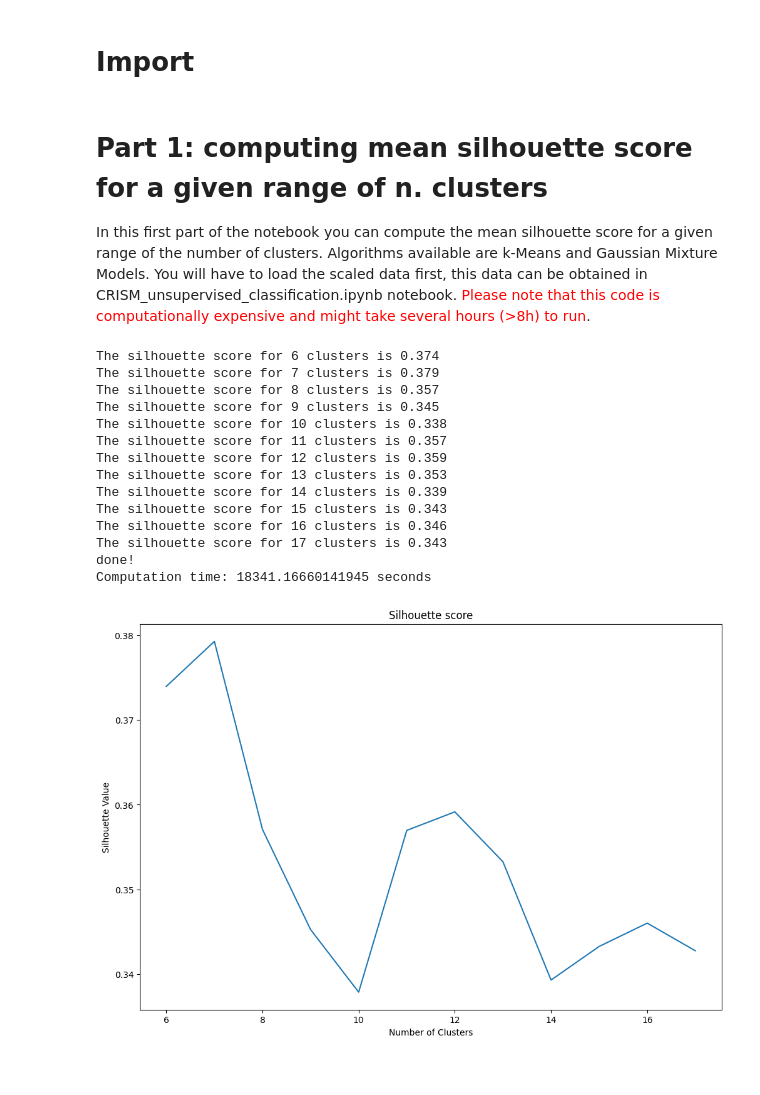
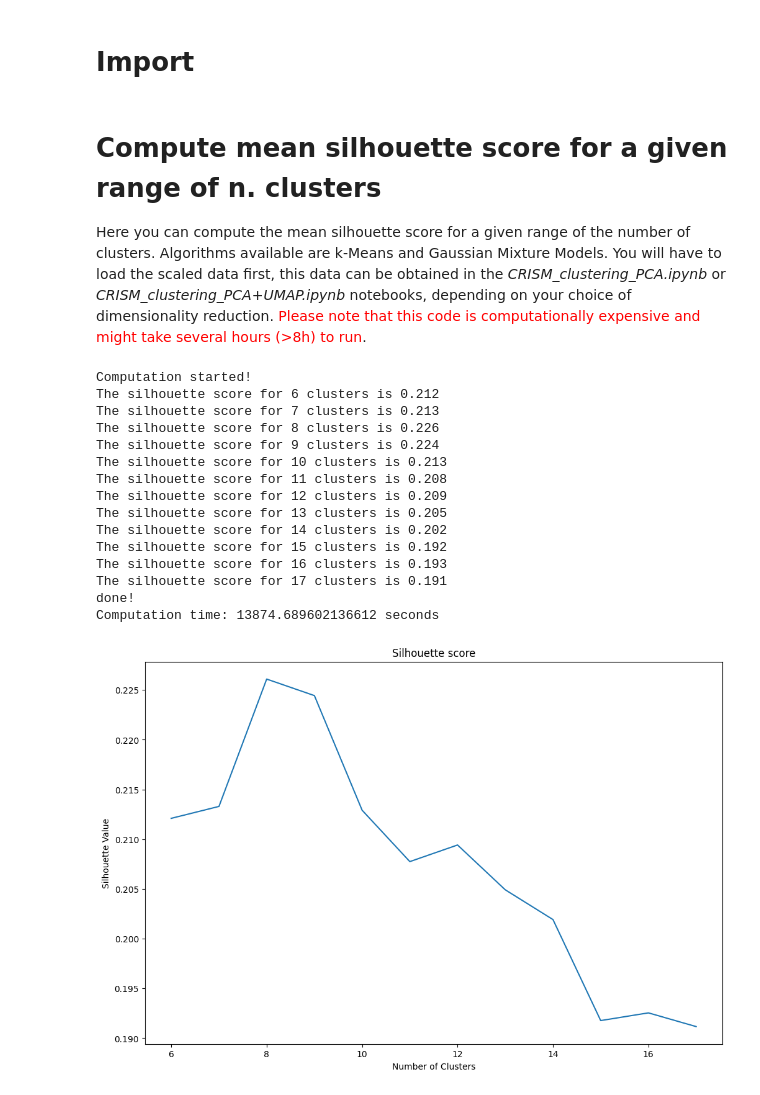
Before and after one commit to beatricebs/CRISM-python-unsupervised-clustering, a Jupyter notebook: Compute_silhouette.ipynb, the cells around one changed output. Drawn from its saved outputs; the diff is of its cells as text; code cells hidden in the pictures.

Commit message:
new version of the tool with two separate notebooks for clustering, based on the chosen dimensionality red. technique.

```diff
--- a/Compute_silhouette.ipynb
+++ b/Compute_silhouette.ipynb
@@ -39,19 +39,19 @@ from spectral import open_image
 #computation time
 import time
 # %% [markdown]
-# Part 1: computing mean silhouette score for a given range of n. clusters
-In this first part of the notebook you can compute the mean silhouette score for a given range of the number of clusters.
-Algorithms available are k-Means and Gaussian Mixture Models. You will have to load the scaled data first, this data can be obtained in CRISM_unsupervised_classification.ipynb notebook. <font color='red'>Please note that this code is computationally expensive and might take several hours (>8h) to run</font>.
+# Compute mean silhouette score for a given range of n. clusters
+Here you can compute the mean silhouette score for a given range of the number of clusters.
+Algorithms available are k-Means and Gaussian Mixture Models. You will have to load the scaled data first, this data can be obtained in the *CRISM_clustering_PCA.ipynb* or *CRISM_clustering_PCA+UMAP.ipynb* notebooks, depending on your choice of dimensionality reduction. <font color='red'>Please note that this code is computationally expensive and might take several hours (>8h) to run</font>.
 # %%
 #loading scaled data (X_scaled)
-X = np.load('X_scaled_UMAP_100_02_PCA6*.npy')
+X = np.load('output/out_9b5a/X_scaled_PCA_6-1_frt00009b5a_07_if165j_mtr3.npy') #put the path to your data here
 # %%
 #choose between K-Means and GMM
-classifier_ = 'GMM'
+classifier_ = 'K-Means'
 
 s_score = {}
 #computing silhouette for n_clusters in a given range:
-#WARNING: this is VERY computationally expensive
+#WARNING: this is computationally expensive and will take many hours to run
 
 print('Computation started!')
 
@@ -74,7 +74,7 @@ for i in range (6, 18):
     #-------------- Gaussian Mixture --------------------
     if classifier_ == 'GMM':
         #choose from: full, tied, diag, spherical
-        covariance_type = 'diag'
+        covariance_type = 'full'
         #choose from: kmeans, k-means++, random, random_from_data
         init_params = 'kmeans'
         g_mixture = mixture.GaussianMixture(n_components=i, random_state=0, covariance_type = covariance_type, init_params = init_params)
@@ -91,39 +91,38 @@ computation_time = end_time - start_time
 #print computation time
 print("Computation time:", computation_time, "seconds")
 # %% [output]
-The silhouette score for 6 clusters is 0.374
-The silhouette score for 7 clusters is 0.379
-The silhouette score for 8 clusters is 0.357
-The silhouette score for 9 clusters is 0.345
-The silhouette score for 10 clusters is 0.338
-The silhouette score for 11 clusters is 0.357
-The silhouette score for 12 clusters is 0.359
-The silhouette score for 13 clusters is 0.353
-The silhouette score for 14 clusters is 0.339
-The silhouette score for 15 clusters is 0.343
-The silhouette score for 16 clusters is 0.346
-The silhouette score for 17 clusters is 0.343
+Computation started!
+The silhouette score for 6 clusters is 0.212
+The silhouette score for 7 clusters is 0.213
+The silhouette score for 8 clusters is 0.226
+The silhouette score for 9 clusters is 0.224
+The silhouette score for 10 clusters is 0.213
+The silhouette score for 11 clusters is 0.208
+The silhouette score for 12 clusters is 0.209
+The silhouette score for 13 clusters is 0.205
+The silhouette score for 14 clusters is 0.202
+The silhouette score for 15 clusters is 0.192
+The silhouette score for 16 clusters is 0.193
+The silhouette score for 17 clusters is 0.191
 done!
-Computation time: 18341.16660141945 seconds
+Computation time: 13874.689602136612 seconds
 # %%
 #save the results in a CSV file
-with open('s_score_gmm_9b5a_UMAP_PCA6*.csv', 'w', newline='') as file:
+with open('output/out_9b5a/s_score_'+classifier_+'_pca6-1_9b5a.csv', 'w', newline='') as file: #remember to change the filename accordingly to the data you read at the beginning
     writer = csv.writer(file)
     for key, value in s_score.items():
         writer.writerow([key, value])
+
+#plot the results
+plt.figure(figsize=(12,8))
+plt.plot(list(s_score.keys()), list(s_score.values()))
+
+#title and labels
+plt.title('Silhouette score')
+plt.xlabel('Number of Clusters')
+plt.ylabel('Silhouette Value')
+
+#show image
+plt.show()
+# %% [output]
+[figure, added]
-# %%
-#plot the results
-plt.figure(figsize=(12,8))
-plt.plot(list(s_score.keys()), list(s_score.values()))
-#title and labels...
-plt.title('Silhouette score')
-plt.xlabel('Number of Clusters')
-plt.ylabel('Silhouette Value')
-
-#save image
-plt.savefig('silhouette_gmm_UMAP_PCA6*_new')
-
-#show image
-plt.show()
-# %% [output]
-[figure, removed]
```
Also changed, not shown: parts of 24 cells of this notebook, 12 other files.
